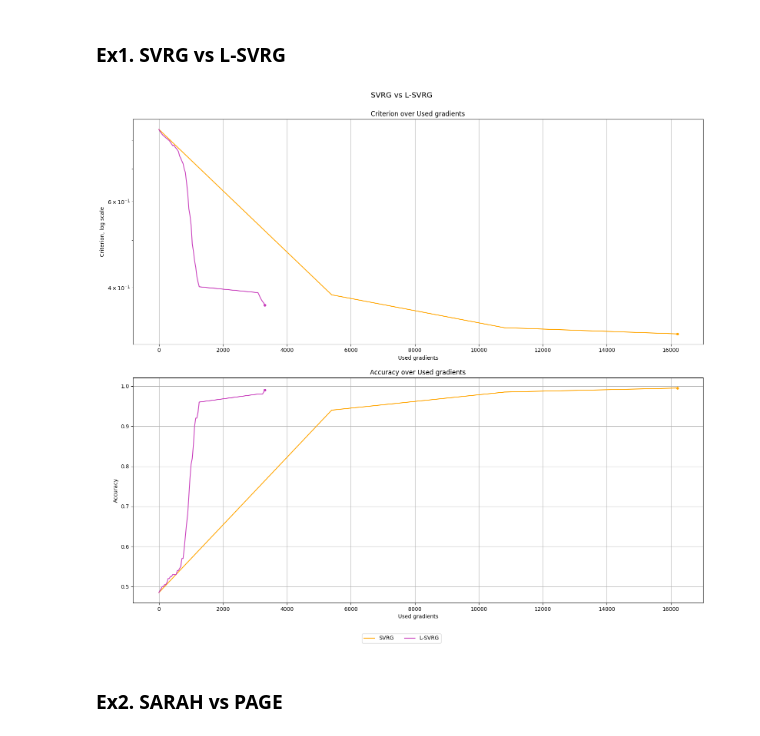
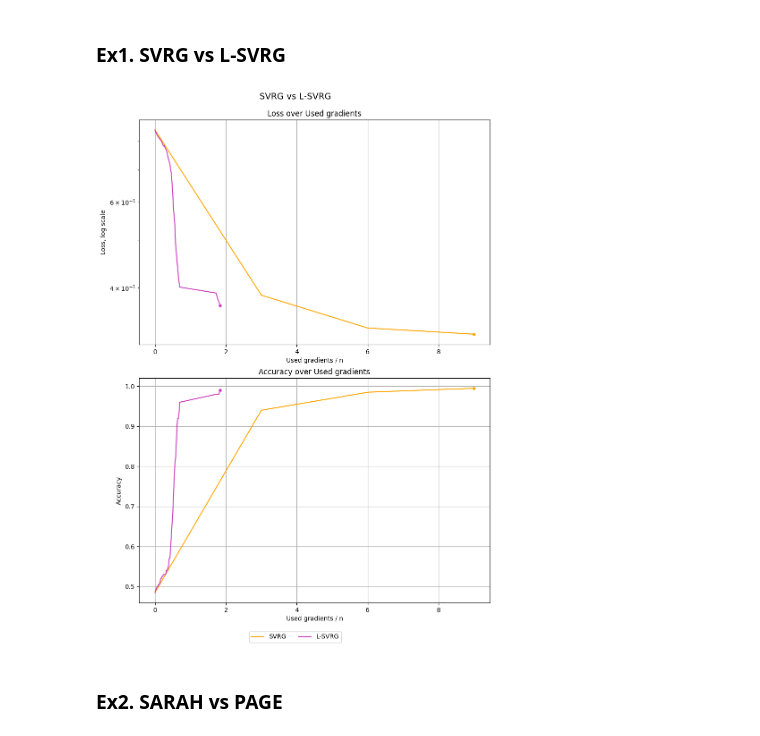
Before and after one commit to dsomni/omml-project-f23, a Jupyter notebook: notebooks/nn_experiments.ipynb, the cells around one changed output. Cells and saved outputs as stored; diff of their text form; code cells hidden in the pictures.

```diff
--- a/notebooks/nn_experiments.ipynb
+++ b/notebooks/nn_experiments.ipynb
@@ -142,5 +140,5 @@ class Problem:
 # %%
-class BasicLogisticRegression(Problem):
+class OneLayerFC(Problem):
     def _to_tensor(self, x: np.ndarray) -> torch.Tensor:
         return torch.tensor(x).float().to(self.device)
 
@@ -204,7 +202,7 @@ class BasicLogisticRegression(Problem):
         loss.backward(retain_graph=True)
         return loss.item()
 
-    def predict(self, x_values: torch.Tensor) -> np.ndarray:
+    def predict(self, x_values: np.ndarray) -> np.ndarray:
         res = self._get_result(self._to_tensor(x_values))
         return np.argmax(self._to_numpy(res), axis=1)
 
@@ -341,7 +542,7 @@ class Checker:
 
     def start(
         self,
-        max_iterations: float = NUM_ITERATIONS,
+        max_iterations: float,
         iteration_type: IterationType = "iterations",
         early_stop_accuracy: float = 0.99,
     ):
@@ -717,7 +860,7 @@ PREDEFINED_COLORS = [
 
 
 AxesValues = (
-    Literal["criterion"]
+    Literal["loss"]
     | Literal["accuracy"]
     | Literal["iterations"]
     | Literal["time"]
@@ -725,9 +868,9 @@ AxesValues = (
     | Literal["log_used_gradients"]
 )
 PREDEFINED_AXES_VALUES: dict[AxesValues, dict] = {
-    "criterion": {
-        "name": "Criterion",
-        "label": "Criterion, log scale",
+    "loss": {
+        "name": "Loss",
+        "label": "Loss, log scale",
         "get_data": lambda m: m.get_loss_logs(),
         "log": True,
     },
@@ -751,14 +894,14 @@ PREDEFINED_AXES_VALUES: dict[AxesValues, dict] = {
     },
     "used_gradients": {
         "name": "Used gradients",
-        "label": "Used gradients",
-        "get_data": lambda m: m.get_used_gradients_logs(),
+        "label": "Used gradients / n",
+        "get_data": lambda m: np.array(m.get_used_gradients_logs()) / DATA_SIZE,
         "log": False,
     },
     "log_used_gradients": {
         "name": "Used gradients",
-        "label": "Used gradients, log scale",
-        "get_data": lambda m: m.get_used_gradients_logs(),
+        "label": "Used gradients / n, log scale",
+        "get_data": lambda m: np.array(m.get_used_gradients_logs()) / DATA_SIZE,
         "log": True,
     },
 }
@@ -772,8 +915,8 @@ def draw_method_plots(
     title: str,
     plots: list[PlotDescription],
     ylim=None,
-    plot_width: float = 16,
-    plot_height: float = 7,
+    plot_width: float = 9,  # 16
+    plot_height: float = 6,  # 7
     use_rainbow: bool = False,
     use_common_legend: bool = True,
 ):
@@ -848,7 +991,7 @@ SVRG_LR_DICT: dict[str, Callable[[int], float]] = {
     "SVRG": lambda _: 1e-1,
     "LSVRG": lambda _: 1e-1,
 }
-SVRG_S = 100  # 20
+SVRG_S = 100
 SVRG_B = DATA_SIZE // SVRG_S
 SVRG_P = 1 / SVRG_S
 
@@ -856,13 +999,13 @@ SVRG_P = 1 / SVRG_S
 svrgs: list[Checker] = [
     Checker(
         "SVRG",
-        BasicLogisticRegression((train_values, train_targets)),
+        OneLayerFC((train_values, train_targets)),
         SVRG(SVRG_LR_DICT["SVRG"], SVRG_S, SVRG_B),
         (test_values, test_targets),
     ),
     Checker(
         "L-SVRG",
-        BasicLogisticRegression((train_values, train_targets)),
+        OneLayerFC((train_values, train_targets)),
         LSVRG(SVRG_LR_DICT["LSVRG"], SVRG_P, SVRG_B),
         (test_values, test_targets),
     ),
@@ -873,11 +1016,11 @@ for svrg in svrgs:
 # %%
 draw_method_plots(
     svrgs,
-    plots=[("used_gradients", "criterion"), ("used_gradients", "accuracy")],
+    plots=[("used_gradients", "loss"), ("used_gradients", "accuracy")],
     title="SVRG vs L-SVRG",
 )
 # %% [output]
-[figure, old version]
+[figure, new version]
 # %% [markdown]
 ### Ex2. SARAH vs PAGE
 # %%
```
Also changed, not shown: parts of 20 cells of this notebook, 1 other file.
